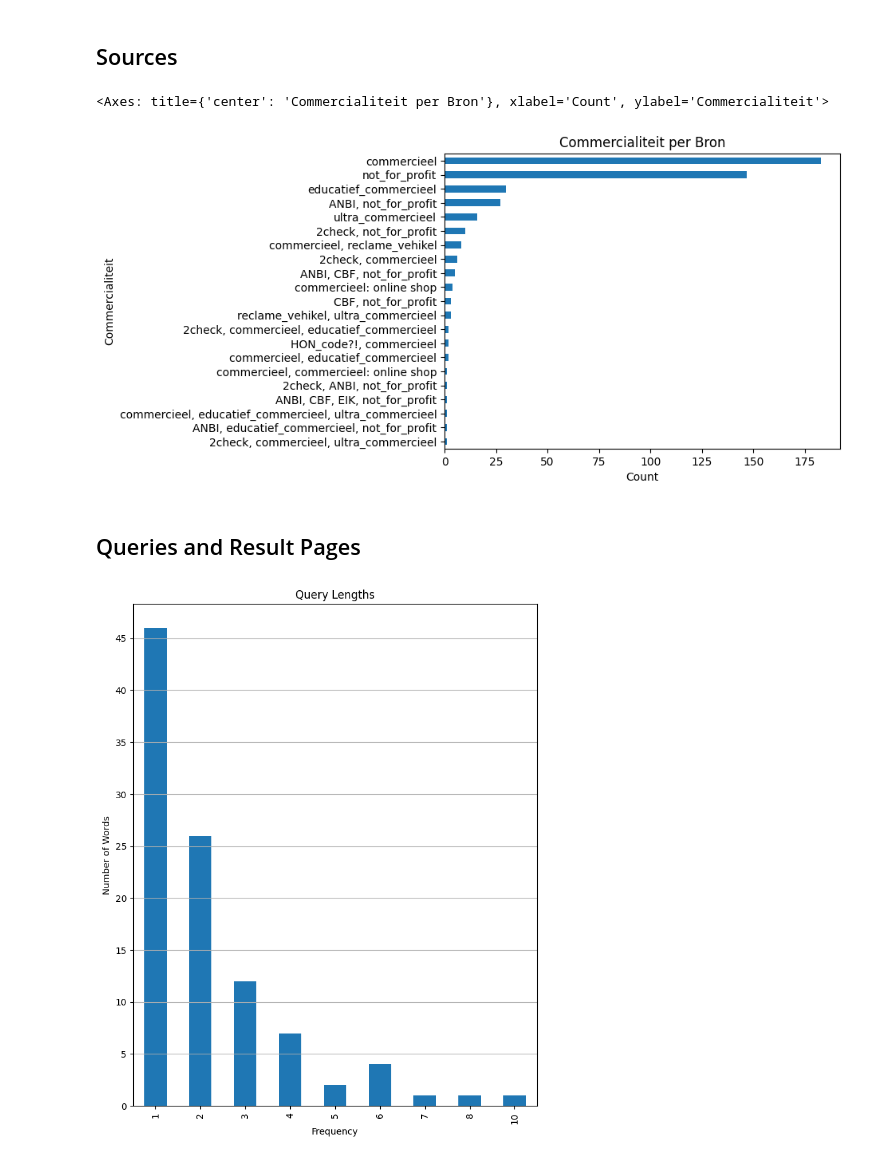
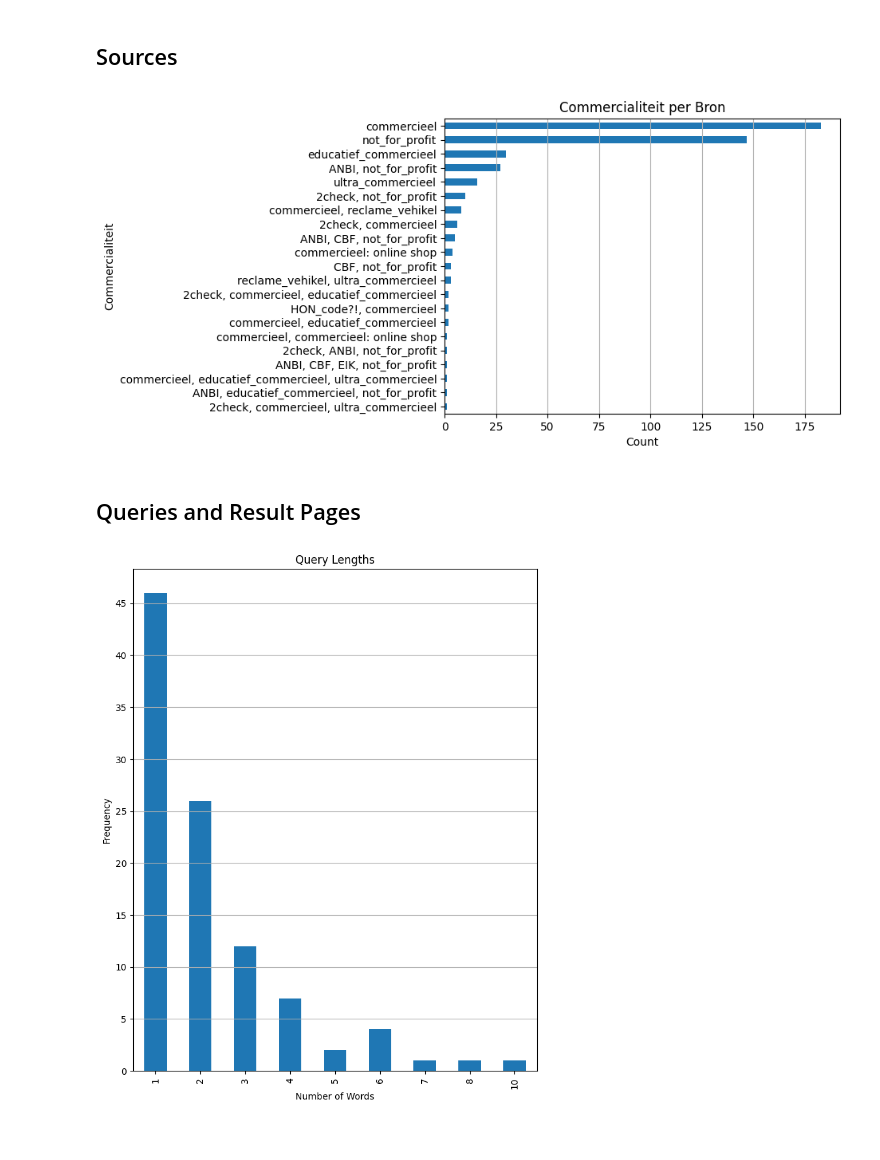
Before and after one commit to SlimZoeken/100queries, a Jupyter notebook: notebooks/analysis.ipynb, the cells around one changed output. Cells and saved outputs as stored; diff of their text form; code cells hidden in the pictures.

```diff
--- a/notebooks/analysis.ipynb
+++ b/notebooks/analysis.ipynb
@@ -249,24 +196,22 @@ sources["Commercialiteit"].value_counts(ascending=True).plot(
     title="Commercialiteit per Bron",
     xlabel="Count",
     ylabel="Commercialiteit",
-)
+).grid(axis="x")
 # %% [output]
-<Axes: title={'center': 'Commercialiteit per Bron'}, xlabel='Count', ylabel='Commercialiteit'>
 [figure]
 # %% [markdown]
 ## Queries and Result Pages
 # %%
 queries["Query"].str.split(" ").str.len().value_counts().sort_index().plot(
     kind="bar",
     title="Query Lengths",
-    xlabel="Frequency",
-    ylabel="Number of Words",
+    ylabel="Frequency",
+    xlabel="Number of Words",
     figsize=(8, 10),
     yticks=range(0, 50, 5),
-    # xticks=range(0, 12),
 ).grid(axis="y")
 # %% [output]
-[figure, old version]
+[figure, new version]
 # %%
 queries["Extra (top-down)"].str.split(", ").explode().value_counts(ascending=True).plot(
     kind="barh",
```
Also changed, not shown: parts of 10 cells of this notebook.
